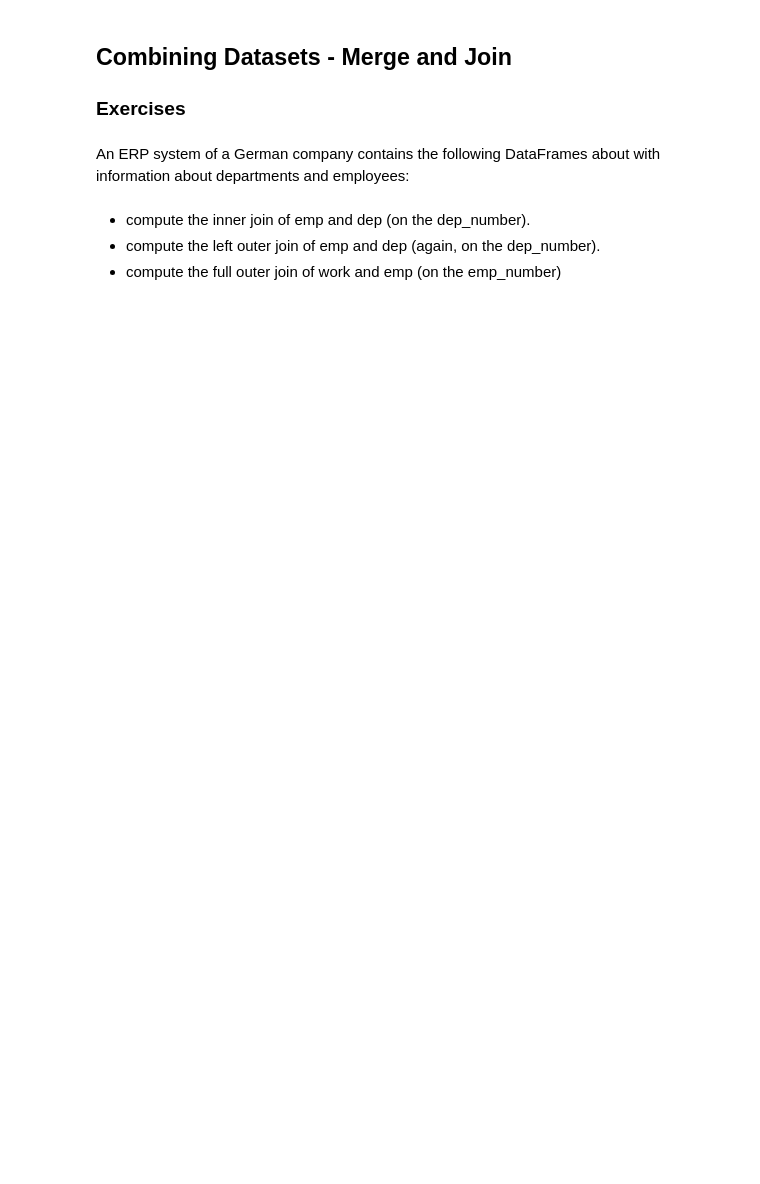
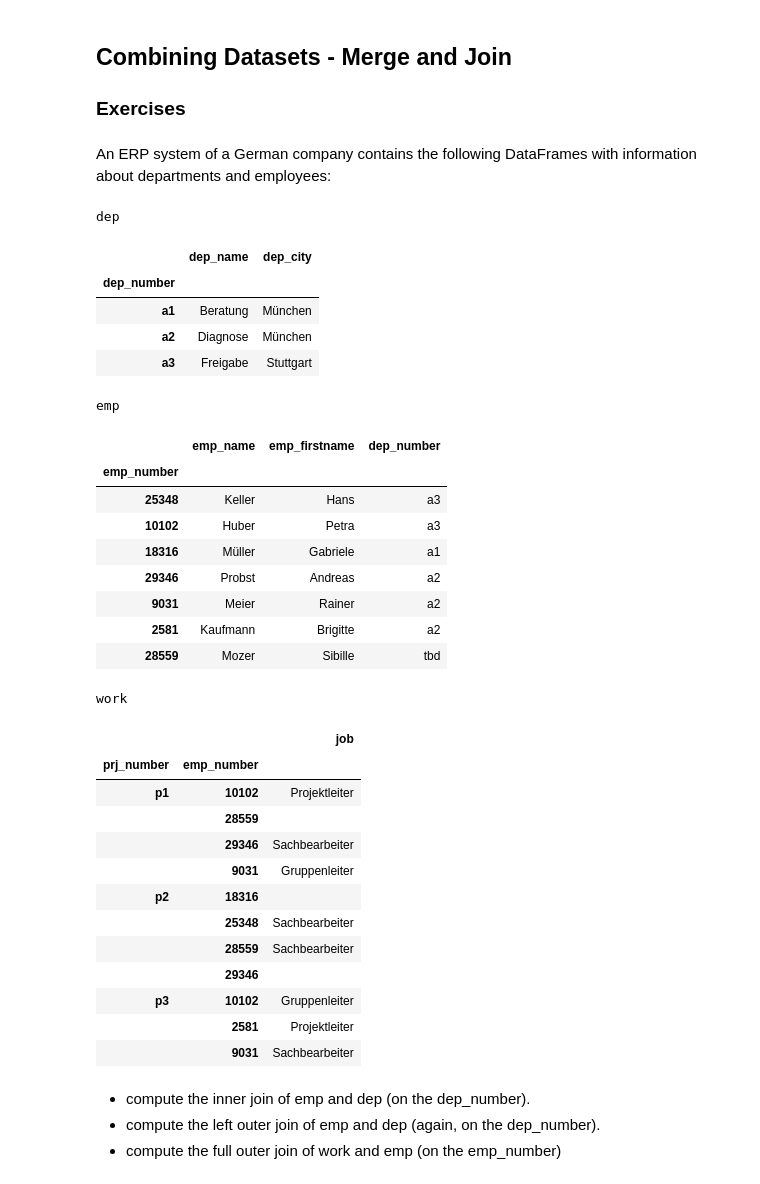
Before and after one commit to IchChefDuNixx/2023SS, a Jupyter notebook: DS/data_aai_sose23/lecture05_outliers/h05a-assignment-Pandas_Part_2.ipynb, the cells around one changed output. Cells and saved outputs as stored; diff of their text form; code cells hidden in the pictures; blank space fills up the shorter version.

```diff
--- a/DS/data_aai_sose23/lecture05_outliers/h05a-assignment-Pandas_Part_2.ipynb
+++ b/DS/data_aai_sose23/lecture05_outliers/h05a-assignment-Pandas_Part_2.ipynb
@@ -41,30 +84,62 @@ empa.index.name = 'emp_number'
 
 ### Exercises
 # %% [markdown]
-An ERP system of a German company contains the following DataFrames about with information about departments and employees:
+An ERP system of a German company contains the following DataFrames with information about departments and employees:
 # %%
 dep = DataFrame({'dep_name': [ 'Beratung', 'Diagnose', 'Freigabe'],
-                 'dep_city': ['München', 'München', 'Stuttgar']},
+                 'dep_city': ['München', 'München', 'Stuttgart']},
                  index = ['a1', 'a2', 'a3'])
 dep.index.name = 'dep_number'
 
 emp = DataFrame({'emp_name': ['Keller', 'Huber', 'Müller', 'Probst',
                               'Meier', 'Kaufmann', 'Mozer'],
                  'emp_firstname': ['Hans', 'Petra', 'Gabriele', 'Andreas',
                                    'Rainer', 'Brigitte', 'Sibille'],
                  'dep_number': ['a3', 'a3', 'a1', 'a2', 'a2', 'a2', 'tbd']},
                index = ['25348', '10102', '18316', '29346', '9031', '2581', '28559'])
 emp.index.name = 'emp_number'
 
 work = DataFrame({'job': ['Projektleiter', 'Gruppenleiter', 'Sachbearbeiter', '', '',
                           'Projektleiter', 'Gruppenleiter', '', 'Sachbearbeiter',
                           'Sachbearbeiter', 'Sachbearbeiter']},
                   index= [['p1', 'p3', 'p2', 'p2', 'p2', 'p3',
                            'p1', 'p1', 'p2', 'p3', 'p1'],
                          ['10102', '10102', '25348', '18316', '29346', '2581',
                           '9031', '28559', '28559', '9031', '29346']])
 work.index.names = ['prj_number', 'emp_number']
 work.sort_index(inplace=True)
+display("dep", "emp", "work")
+# %% [output]
+dep
+|  | dep_name | dep_city |
+| dep_number |  |  |
+| a1 | Beratung | München |
+| a2 | Diagnose | München |
+| a3 | Freigabe | Stuttgart |
+emp
+|  | emp_name | emp_firstname | dep_number |
+| emp_number |  |  |  |
+| 25348 | Keller | Hans | a3 |
+| 10102 | Huber | Petra | a3 |
+| 18316 | Müller | Gabriele | a1 |
+| 29346 | Probst | Andreas | a2 |
+| 9031 | Meier | Rainer | a2 |
+| 2581 | Kaufmann | Brigitte | a2 |
+| 28559 | Mozer | Sibille | tbd |
+work
+|  |  | job |
+| prj_number | emp_number |  |
+| p1 | 10102 | Projektleiter |
+|  | 28559 |  |
+|  | 29346 | Sachbearbeiter |
+|  | 9031 | Gruppenleiter |
+| p2 | 18316 |  |
+|  | 25348 | Sachbearbeiter |
+|  | 28559 | Sachbearbeiter |
+|  | 29346 |  |
+| p3 | 10102 | Gruppenleiter |
+|  | 2581 | Projektleiter |
+|  | 9031 | Sachbearbeiter |
 # %% [markdown]
 - compute the inner join of emp and dep (on the dep_number).
 - compute the left outer join of emp and dep (again, on the dep_number).
```
Also changed, not shown: parts of 11 cells of this notebook, 14 other files.
